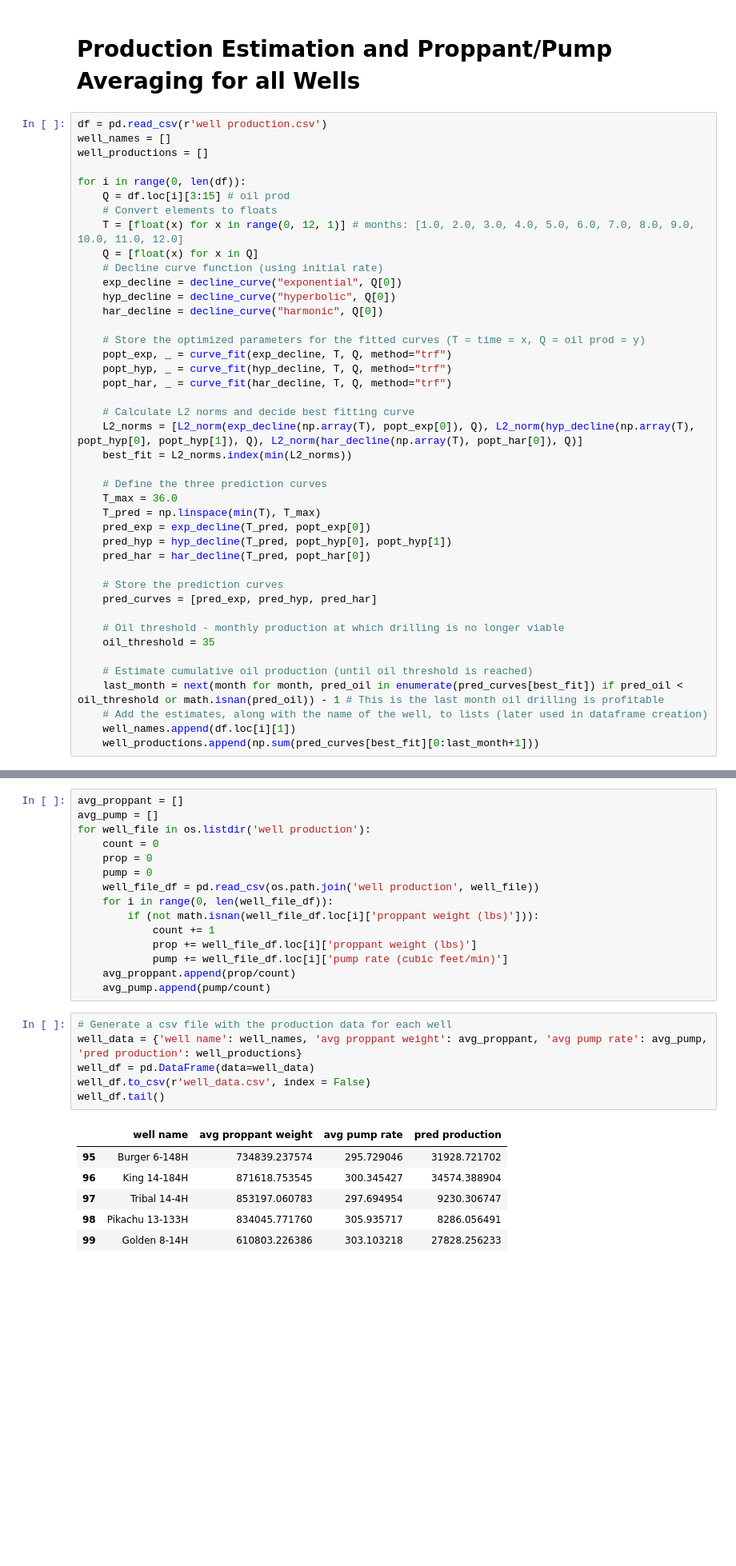
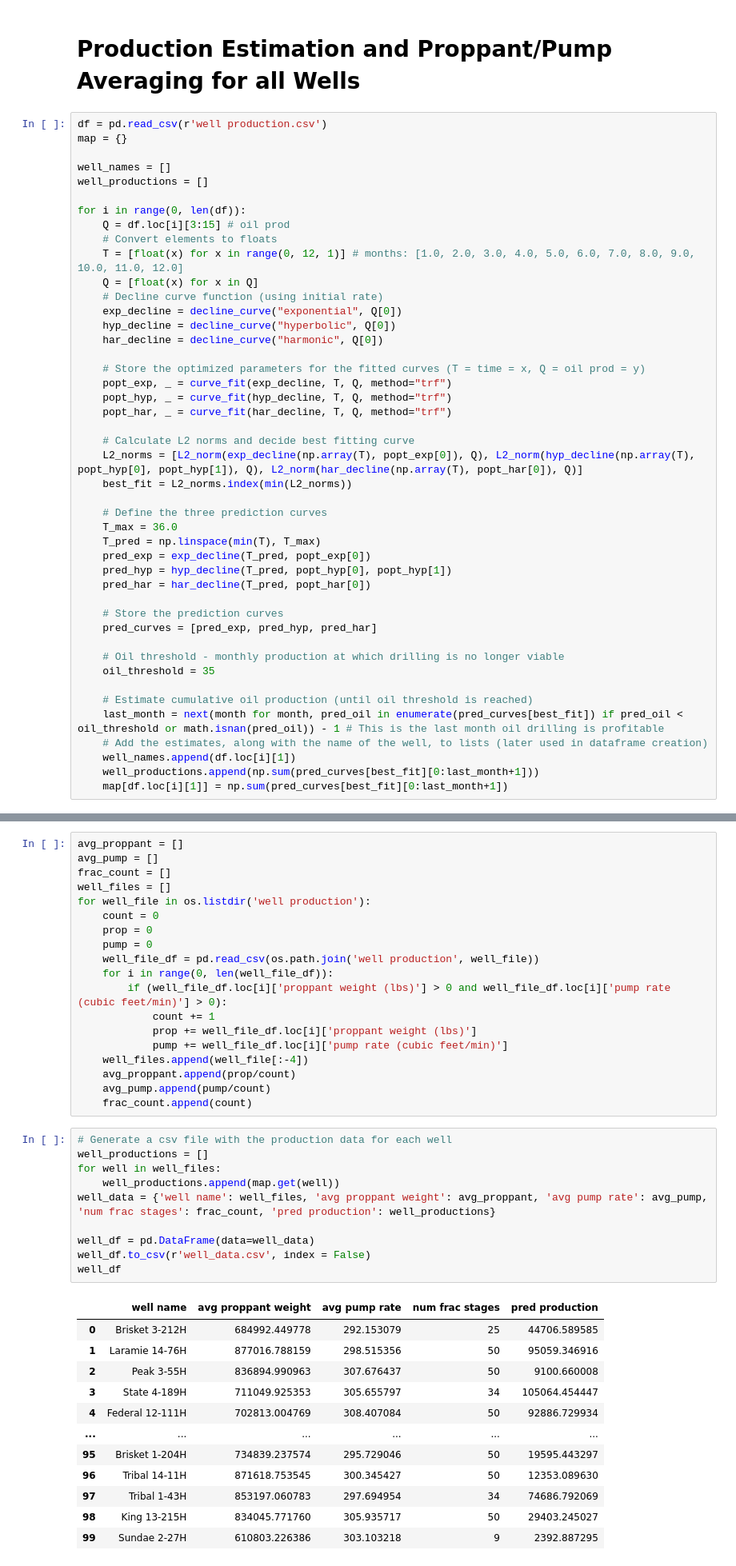
Before and after one commit to jessicachen011/energy-analytics-final-project-1, a Jupyter notebook: Well_Curve_Fitting.ipynb, the cells around one changed output, grey strips where cells are left out. Shown: that part at 80% size. Drawn from its saved outputs; the diff is of its cells as text; blank space fills up the shorter version.

```diff
--- a/Well_Curve_Fitting.ipynb
+++ b/Well_Curve_Fitting.ipynb
@@ -187,6 +186,8 @@ Cumulative production estimate using a(n) hyperbolic decline curve over 19 month
 # Production Estimation and Proppant/Pump Averaging for all Wells
 # %%
 df = pd.read_csv(r'well production.csv')
+map = {}
+
 well_names = []
 well_productions = []
 
@@ -227,3 +228,4 @@ for i in range(0, len(df)):
     # Add the estimates, along with the name of the well, to lists (later used in dataframe creation)
     well_names.append(df.loc[i][1])
     well_productions.append(np.sum(pred_curves[best_fit][0:last_month+1]))
+    map[df.loc[i][1]] = np.sum(pred_curves[best_fit][0:last_month+1])
@@ -230,28 +250,42 @@ for i in range(0, len(df)):
 # %%
 avg_proppant = []
 avg_pump = []
+frac_count = []
+well_files = []
 for well_file in os.listdir('well production'):
     count = 0
     prop = 0
     pump = 0
     well_file_df = pd.read_csv(os.path.join('well production', well_file))
     for i in range(0, len(well_file_df)):
-        if (not math.isnan(well_file_df.loc[i]['proppant weight (lbs)'])):
+        if (well_file_df.loc[i]['proppant weight (lbs)'] > 0 and well_file_df.loc[i]['pump rate (cubic feet/min)'] > 0):
             count += 1
             prop += well_file_df.loc[i]['proppant weight (lbs)']
             pump += well_file_df.loc[i]['pump rate (cubic feet/min)']
+    well_files.append(well_file[:-4])
     avg_proppant.append(prop/count)
     avg_pump.append(pump/count)
+    frac_count.append(count)
 # %%
 # Generate a csv file with the production data for each well
-well_data = {'well name': well_names, 'avg proppant weight': avg_proppant, 'avg pump rate': avg_pump, 'pred production': well_productions}
+well_productions = []
+for well in well_files:
+    well_productions.append(map.get(well))
+well_data = {'well name': well_files, 'avg proppant weight': avg_proppant, 'avg pump rate': avg_pump, 'num frac stages': frac_count, 'pred production': well_productions}
+
 well_df = pd.DataFrame(data=well_data)
 well_df.to_csv(r'well_data.csv', index = False)
-well_df.tail()
+well_df
 # %% [output]
-|  | well name | avg proppant weight | avg pump rate | pred production |
-| 95 | Burger 6-148H | 734839.237574 | 295.729046 | 31928.721702 |
-| 96 | King 14-184H | 871618.753545 | 300.345427 | 34574.388904 |
-| 97 | Tribal 14-4H | 853197.060783 | 297.694954 | 9230.306747 |
-| 98 | Pikachu 13-133H | 834045.771760 | 305.935717 | 8286.056491 |
-| 99 | Golden 8-14H | 610803.226386 | 303.103218 | 27828.256233 |
+|  | well name | avg proppant weight | avg pump rate | num frac stages | pred production |
+| 0 | Brisket 3-212H | 684992.449778 | 292.153079 | 25 | 44706.589585 |
+| 1 | Laramie 14-76H | 877016.788159 | 298.515356 | 50 | 95059.346916 |
+| 2 | Peak 3-55H | 836894.990963 | 307.676437 | 50 | 9100.660008 |
+| 3 | State 4-189H | 711049.925353 | 305.655797 | 34 | 105064.454447 |
+| 4 | Federal 12-111H | 702813.004769 | 308.407084 | 50 | 92886.729934 |
+| ... | ... | ... | ... | ... | ... |
+| 95 | Brisket 1-204H | 734839.237574 | 295.729046 | 50 | 19595.443297 |
+| 96 | Tribal 14-11H | 871618.753545 | 300.345427 | 50 | 12353.089630 |
+| 97 | Tribal 1-43H | 853197.060783 | 297.694954 | 34 | 74686.792069 |
+| 98 | King 13-215H | 834045.771760 | 305.935717 | 50 | 29403.245027 |
+| 99 | Sundae 2-27H | 610803.226386 | 303.103218 | 9 | 2392.887295 |
```
Also changed, not shown: parts of 4 cells of this notebook.
